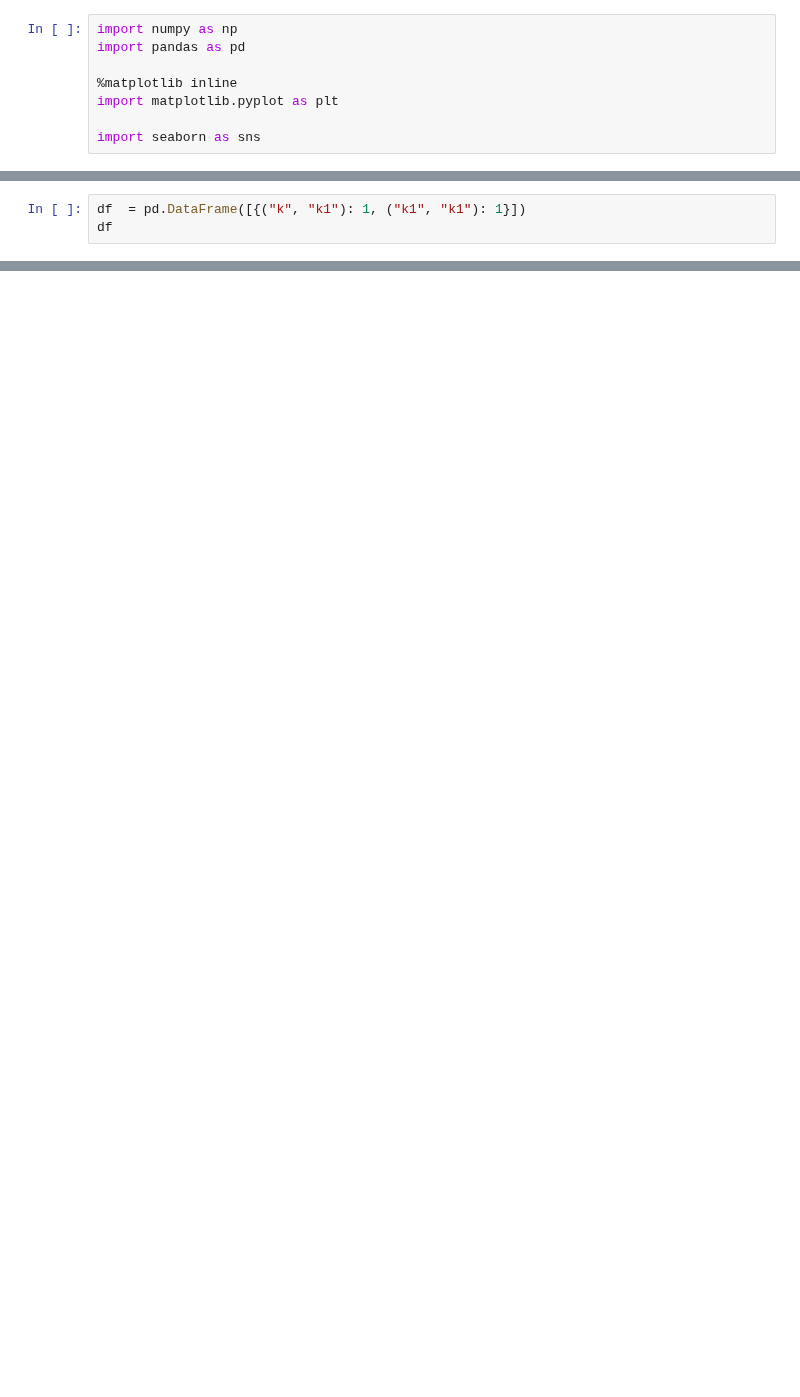
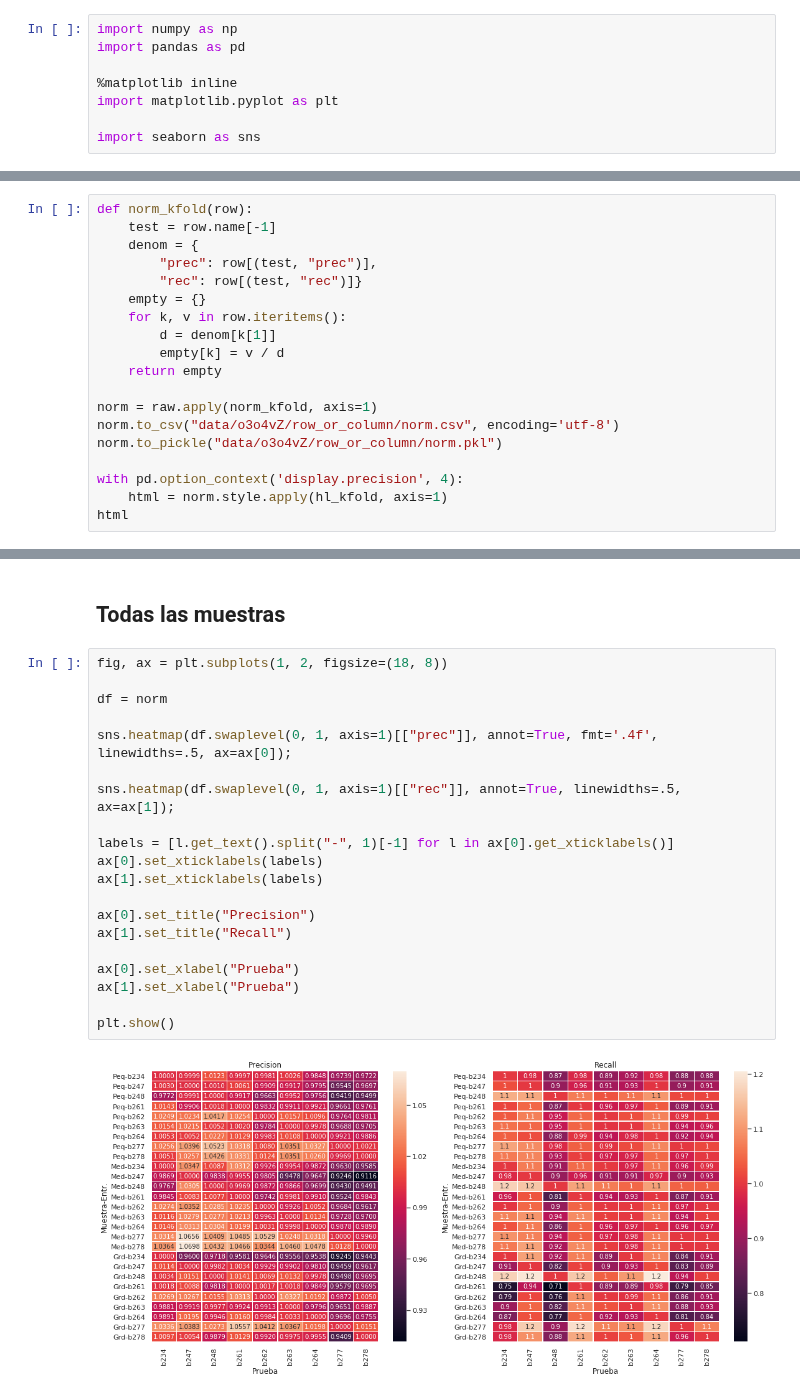
Before and after one commit to carpyncho/vvv_gen_catalog, a Jupyter notebook: 09_.ipynb, the cells around one changed output, grey strips where cells are left out. Cells and saved outputs as stored; diff of their text form; blank space fills up the shorter version.

```diff
--- a/09_.ipynb
+++ b/09_.ipynb
@@ -39,3 +14,0 @@ rows
-# %%
-df  = pd.DataFrame([{("k", "k1"): 1, ("k1", "k1"): 1}])
-df
@@ -60,0 +74,19 @@ pd.DataFrame.from_dict(rows)
+# %%
+def norm_kfold(row):
+    test = row.name[-1]
+    denom = {
+        "prec": row[(test, "prec")],
+        "rec": row[(test, "rec")]}
+    empty = {}
+    for k, v in row.iteritems():
+        d = denom[k[1]]
+        empty[k] = v / d
+    return empty
+
+norm = raw.apply(norm_kfold, axis=1)
+norm.to_csv("data/o3o4vZ/row_or_column/norm.csv", encoding='utf-8')
+norm.to_pickle("data/o3o4vZ/row_or_column/norm.pkl")
+
+with pd.option_context('display.precision', 4):
+    html = norm.style.apply(hl_kfold, axis=1)
+html
@@ -60,0 +113,24 @@ pd.DataFrame.from_dict(rows)
+# %% [markdown]
+## Todas las muestras
+# %%
+fig, ax = plt.subplots(1, 2, figsize=(18, 8))
+
+df = norm
+
+sns.heatmap(df.swaplevel(0, 1, axis=1)[["prec"]], annot=True, fmt='.4f',  linewidths=.5, ax=ax[0]);
+
+sns.heatmap(df.swaplevel(0, 1, axis=1)[["rec"]], annot=True, linewidths=.5, ax=ax[1]);
+
+labels = [l.get_text().split("-", 1)[-1] for l in ax[0].get_xticklabels()]
+ax[0].set_xticklabels(labels)
+ax[1].set_xticklabels(labels)
+
+ax[0].set_title("Precision")
+ax[1].set_title("Recall")
+
+ax[0].set_xlabel("Prueba")
+ax[1].set_xlabel("Prueba")
+
+plt.show()
+# %% [output]
+[figure, added]
```
Also changed, not shown: parts of 14 cells of this notebook, 7 other files.
